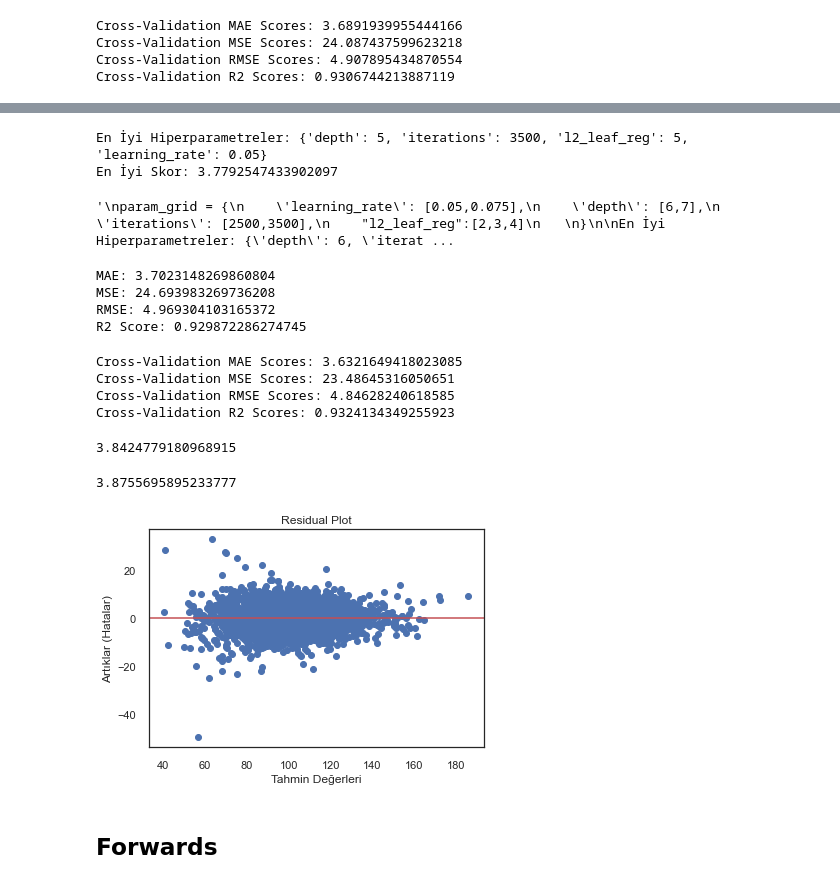
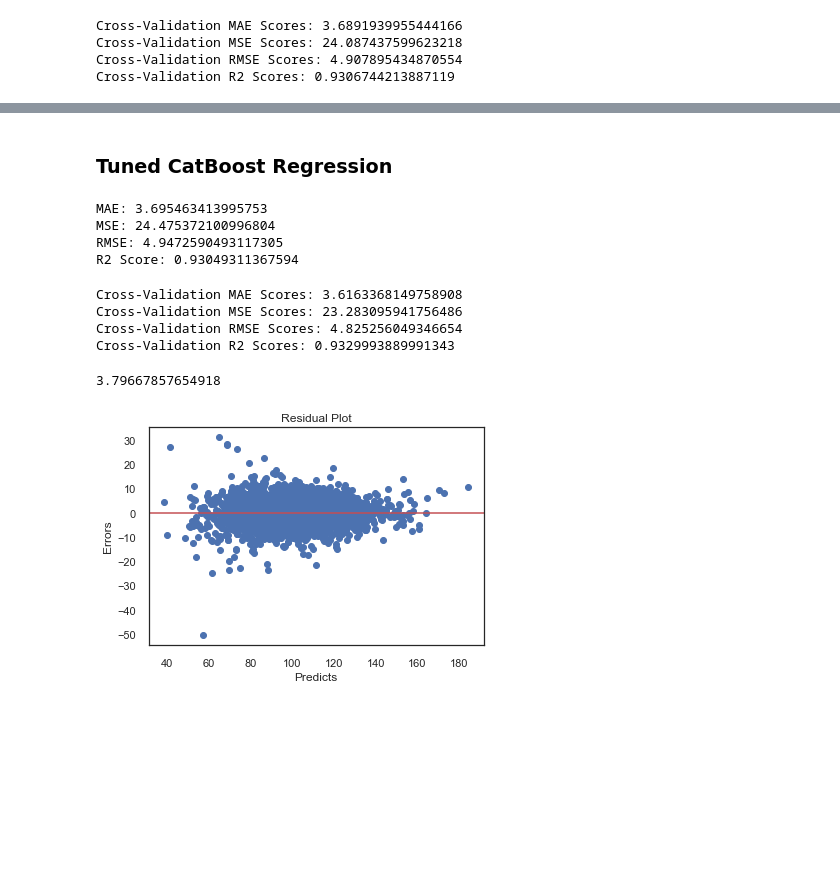
Before and after one commit to marbc3/Football-Players-Potential-Estimation, a Jupyter notebook: FM.ipynb, the cells around one changed output, grey strips where cells are left out. Drawn from its saved outputs; the diff is of its cells as text; code cells hidden in the pictures; blank space fills up the shorter version.

```diff
--- a/FM.ipynb
+++ b/FM.ipynb
@@ -290,10 +279,0 @@ param_grid = {
-# %%
-grid_search = GridSearchCV(catboost, param_grid, scoring='neg_mean_absolute_error', cv=3, n_jobs=-1)
-# veya
-#random_search = RandomizedSearchCV(catboost, param_distributions=param_grid, n_iter=10, scoring='neg_mean_absolute_error', cv=3)
-
-
-
-grid_search.fit(x_train, y_train)
-# veya
-#random_search.fit(x_train, y_train)
@@ -307,35 +280,7 @@ GridSearchCV(cv=3,
-# %%
-print("En İyi Hiperparametreler:", grid_search.best_params_)
-print("En İyi Skor:", -grid_search.best_score_)
-# %% [output]
-En İyi Hiperparametreler: {'depth': 5, 'iterations': 3500, 'l2_leaf_reg': 5, 'learning_rate': 0.05}
-En İyi Skor: 3.7792547433902097
-# %%
-'''
-param_grid = {
-    'learning_rate': [0.05,0.075],
-    'depth': [6,7],
-    'iterations': [2500,3500],
-    "l2_leaf_reg":[2,3,4]
-
-}
-
-En İyi Hiperparametreler: {'depth': 6, 'iterations': 3500, 'l2_leaf_reg': 4, 'learning_rate': 0.05}
-En İyi Skor: 3.7810776349634936
-
-Cross-Validation MAE Scores: 3.599976855824051
-Cross-Validation MSE Scores: 23.05257436431287
-Cross-Validation RMSE Scores: 4.801309650950756
-Cross-Validation R2 Scores: 0.9336508642731409
-
-3.7968698004370003 test hatası
-
-'''
-############
-# %% [output]
-'\nparam_grid = {\n    \'learning_rate\': [0.05,0.075],\n    \'depth\': [6,7],\n    \'iterations\': [2500,3500],\n    "l2_leaf_reg":[2,3,4]\n   \n}\n\nEn İyi Hiperparametreler: {\'depth\': 6, \'iterat ...
+# %% [markdown]
+### Tuned CatBoost Regression
 # %%
-catboost_h = CatBoostRegressor(**grid_search.best_params_, verbose=False)
+catboost_h = CatBoostRegressor(depth=6, iterations=3550, l2_leaf_reg=4, learning_rate=0.05, verbose=False)
 # %%
 catboost_h.fit(x_train, y_train)
 y_pred_h = catboost_h.predict(x_test)
@@ -356,10 +301,10 @@ print("RMSE:", rmse_h)
 r2_h = r2_score(y_test, y_pred_h)
 print("R2 Score:", r2_h)
 # %% [output]
-MAE: 3.7023148269860804
-MSE: 24.693983269736208
-RMSE: 4.969304103165372
-R2 Score: 0.929872286274745
+MAE: 3.695463413995753
+MSE: 24.475372100996804
+RMSE: 4.9472590493117305
+R2 Score: 0.93049311367594
 # %%
 kf = KFold(n_splits=5, shuffle=True, random_state=33)
 scoring = ['neg_mean_absolute_error', 'neg_mean_squared_error', 'r2']
@@ -372,26 +317,20 @@ print("Cross-Validation MSE Scores:", -results['test_neg_mean_squared_error'].me
 print("Cross-Validation RMSE Scores:", np.sqrt(-results['test_neg_mean_squared_error'].mean()))
 print("Cross-Validation R2 Scores:", results['test_r2'].mean())
 # %% [output]
-Cross-Validation MAE Scores: 3.6321649418023085
-Cross-Validation MSE Scores: 23.48645316050651
-Cross-Validation RMSE Scores: 4.84628240618585
-Cross-Validation R2 Scores: 0.9324134349255923
+Cross-Validation MAE Scores: 3.6163368149758908
+Cross-Validation MSE Scores: 23.283095941756486
+Cross-Validation RMSE Scores: 4.825256049346654
+Cross-Validation R2 Scores: 0.9329993889991343
 # %%
 mean_absolute_error(df_test.CA,catboost_h.predict(df_test.drop(columns=["Name","Position","CA","PA"])))
 # %% [output]
-3.8424779180968915
+3.79667857654918
-# %%
-mean_absolute_error(df_test.CA,catboost.predict(df_test.drop(columns=["Name","Position","CA","PA"])))
-# %% [output]
-3.8755695895233777
 # %%
-plt.scatter(catboost.predict(df_test.drop(columns=["Name","Position","CA","PA"])), df_test.CA-catboost.predict(df_test.drop(columns=["Name","Position","CA","PA"])))
+plt.scatter(catboost_h.predict(df_test.drop(columns=["Name","Position","CA","PA"])), df_test.CA-catboost_h.predict(df_test.drop(columns=["Name","Position","CA","PA"])))
 plt.axhline(y=0, color='r', linestyle='-')
-plt.xlabel('Tahmin Değerleri')
-plt.ylabel('Artıklar (Hatalar)')
+plt.xlabel('Predicts')
+plt.ylabel('Errors')
 plt.title('Residual Plot')
 plt.show()
 # %% [output]
-[figure, old version]
+[figure, new version]
-# %% [markdown]
-## Forwards
```
Also changed, not shown: parts of 55 cells of this notebook.
